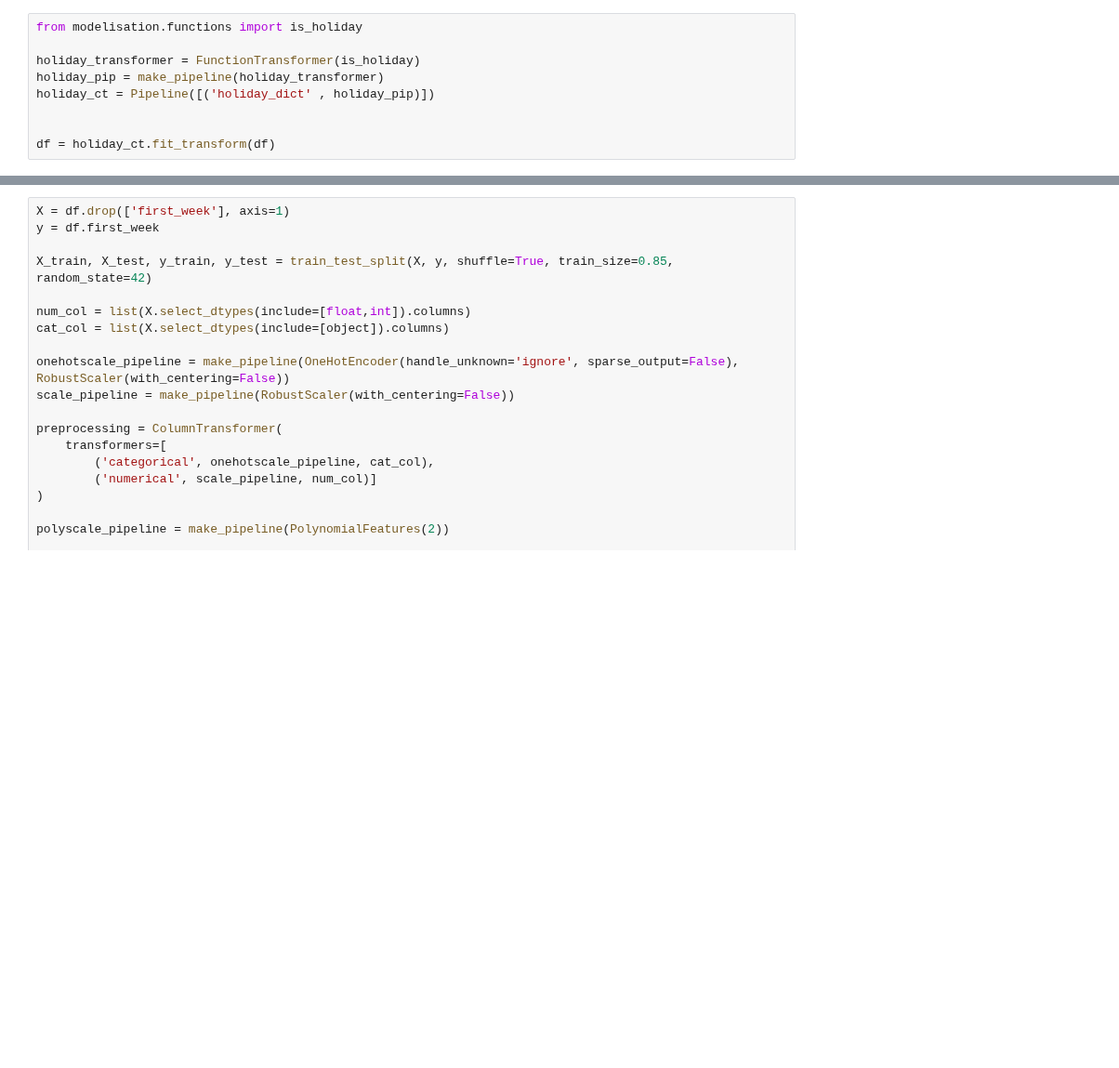
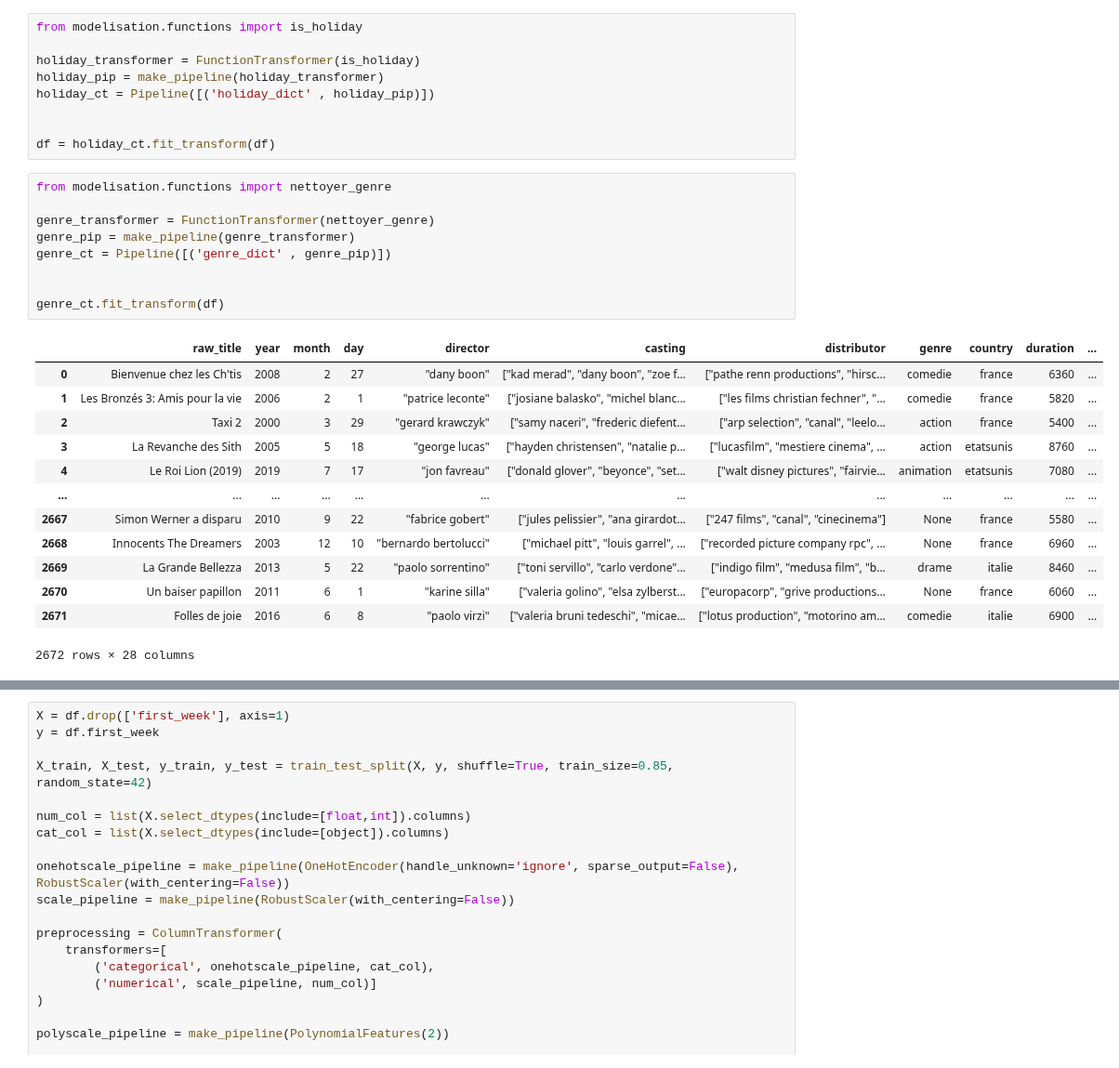
Before and after one commit to AFlo59/Brief_Popularity_Film, a Jupyter notebook: modelisation/model.ipynb, the cells around one changed output, grey strips where cells are left out. Shown at 93% size. Drawn from its saved outputs; the diff is of its cells as text; blank space fills up the shorter version.

```diff
--- a/modelisation/model.ipynb
+++ b/modelisation/model.ipynb
@@ -148,3 +148,26 @@ holiday_ct = Pipeline([('holiday_dict' , holiday_pip)])
 
 
 df = holiday_ct.fit_transform(df)
+# %%
+from modelisation.functions import nettoyer_genre
+
+genre_transformer = FunctionTransformer(nettoyer_genre)
+genre_pip = make_pipeline(genre_transformer)
+genre_ct = Pipeline([('genre_dict' , genre_pip)])
+
+
+genre_ct.fit_transform(df)
+# %% [output]
+|  | raw_title | year | month | day | director | casting | distributor | genre | country | duration | ... |
+| 0 | Bienvenue chez les Ch'tis | 2008 | 2 | 27 | "dany boon" | ["kad merad", "dany boon", "zoe f... | ["pathe renn productions", "hirsc... | comedie | france | 6360 | ... |
+| 1 | Les Bronzés 3: Amis pour la vie | 2006 | 2 | 1 | "patrice leconte" | ["josiane balasko", "michel blanc... | ["les films christian fechner", "... | comedie | france | 5820 | ... |
+| 2 | Taxi 2 | 2000 | 3 | 29 | "gerard krawczyk" | ["samy naceri", "frederic diefent... | ["arp selection", "canal", "leelo... | action | france | 5400 | ... |
+| 3 | La Revanche des Sith | 2005 | 5 | 18 | "george lucas" | ["hayden christensen", "natalie p... | ["lucasfilm", "mestiere cinema", ... | action | etatsunis | 8760 | ... |
+| 4 | Le Roi Lion (2019) | 2019 | 7 | 17 | "jon favreau" | ["donald glover", "beyonce", "set... | ["walt disney pictures", "fairvie... | animation | etatsunis | 7080 | ... |
+| ... | ... | ... | ... | ... | ... | ... | ... | ... | ... | ... | ... |
+| 2667 | Simon Werner a disparu | 2010 | 9 | 22 | "fabrice gobert" | ["jules pelissier", "ana girardot... | ["247 films", "canal", "cinecinema"] | None | france | 5580 | ... |
+| 2668 | Innocents The Dreamers | 2003 | 12 | 10 | "bernardo bertolucci" | ["michael pitt", "louis garrel", ... | ["recorded picture company rpc", ... | None | france | 6960 | ... |
+| 2669 | La Grande Bellezza | 2013 | 5 | 22 | "paolo sorrentino" | ["toni servillo", "carlo verdone"... | ["indigo film", "medusa film", "b... | drame | italie | 8460 | ... |
+| 2670 | Un baiser papillon | 2011 | 6 | 1 | "karine silla" | ["valeria golino", "elsa zylberst... | ["europacorp", "grive productions... | None | france | 6060 | ... |
+| 2671 | Folles de joie | 2016 | 6 | 8 | "paolo virzi" | ["valeria bruni tedeschi", "micae... | ["lotus production", "motorino am... | comedie | italie | 6900 | ... |
+2672 rows × 28 columns
```
Also changed, not shown: parts of 8 cells of this notebook, 3 other files.
